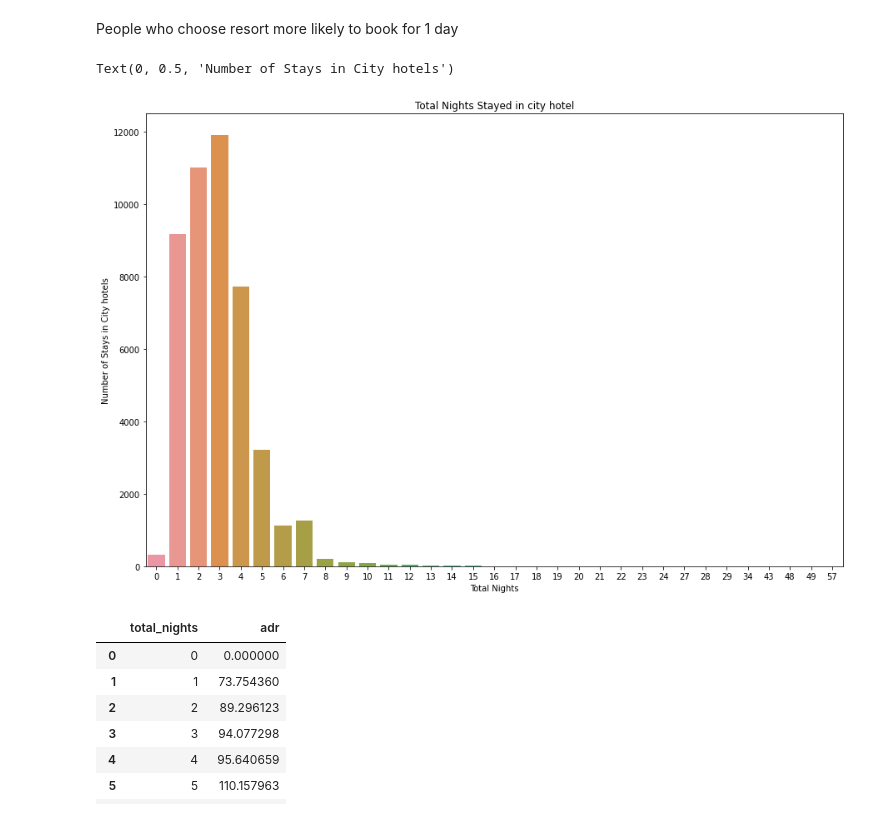
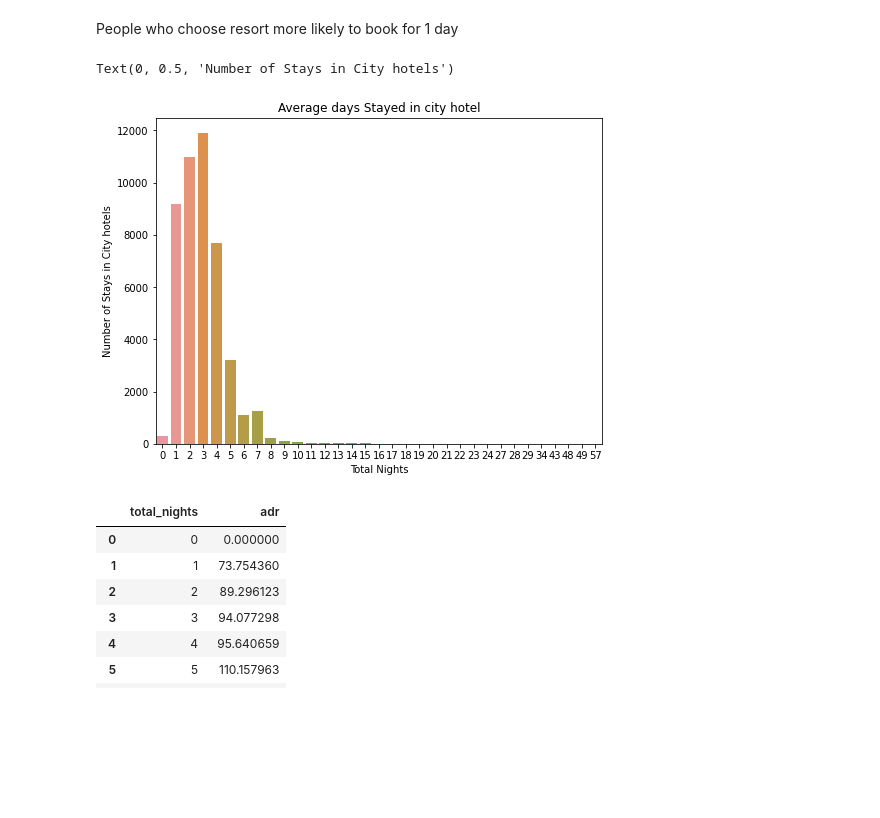
Before and after one commit to Jayjake1/hotel-booking-analysis, a Jupyter notebook: Hotel_booking_analysis_team_project.ipynb, the cells around one changed output. Cells and saved outputs as stored; diff of their text form; code cells hidden in the pictures; blank space fills up the shorter version.

Commit message:
hotel analysis 4th push

```diff
--- a/Hotel_booking_analysis_team_project.ipynb
+++ b/Hotel_booking_analysis_team_project.ipynb
@@ -622,14 +688,14 @@ Text(0, 0.5, 'Number of Stays')
 # %% [markdown]
 People who choose resort more likely to book for 1 day
 # %%
-plt.figure(figsize=(15,10))
+plt.figure(figsize=(8,6))
 sns.countplot(x= "total_nights", data = city_data)
-plt.title('Total Nights Stayed in city hotel')
+plt.title('Average days Stayed in city hotel')
 plt.xlabel('Total Nights')
 plt.ylabel('Number of Stays in City hotels')
 # %% [output]
 Text(0, 0.5, 'Number of Stays in City hotels')
-[figure, old version]
+[figure, new version]
 # %%
 resort_hotel_df = resort_data.groupby(['total_nights'])['adr'].mean().reset_index()
 resort_hotel_df.head(15)
```
Also changed, not shown: parts of 14 cells of this notebook.
